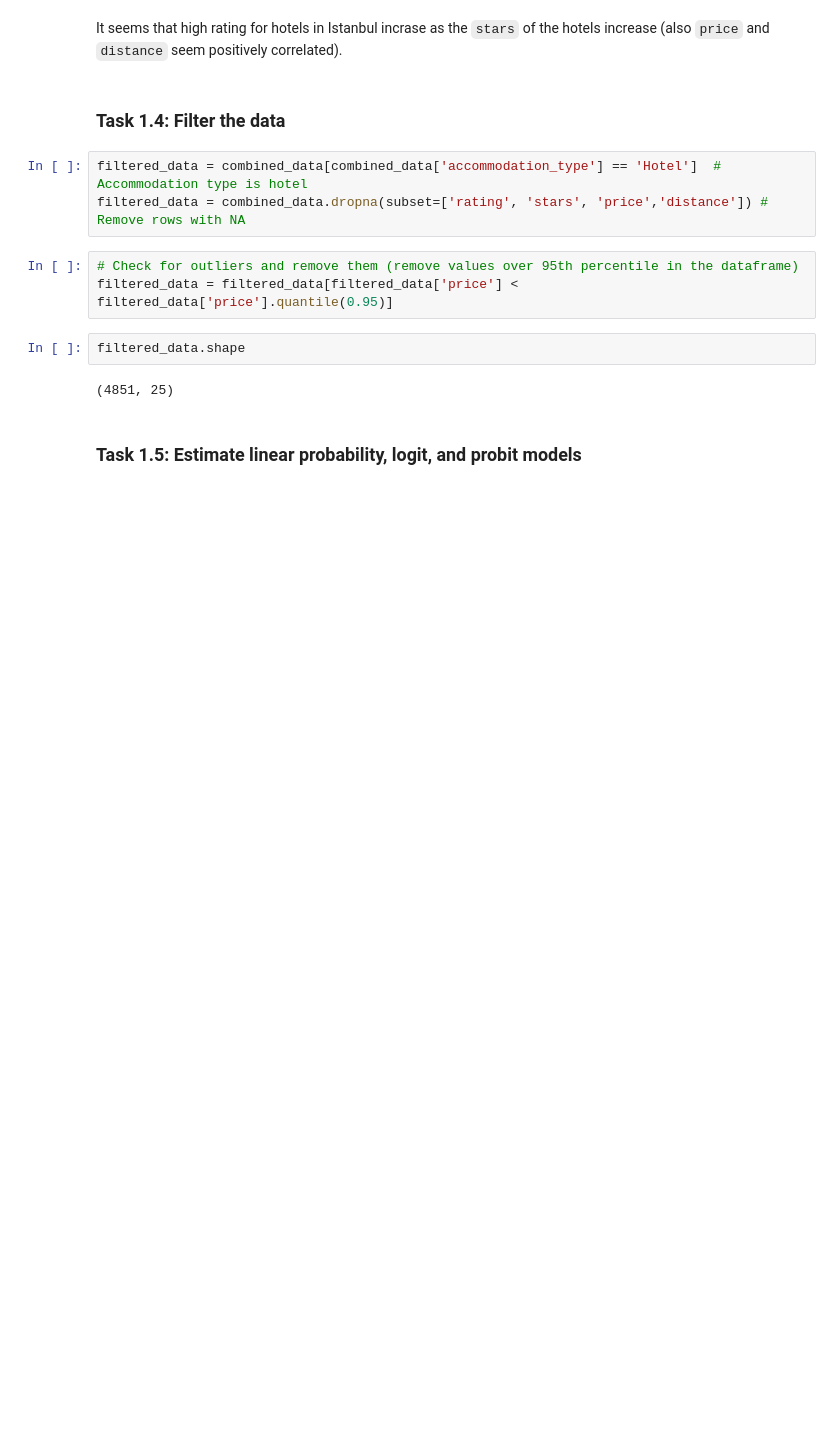
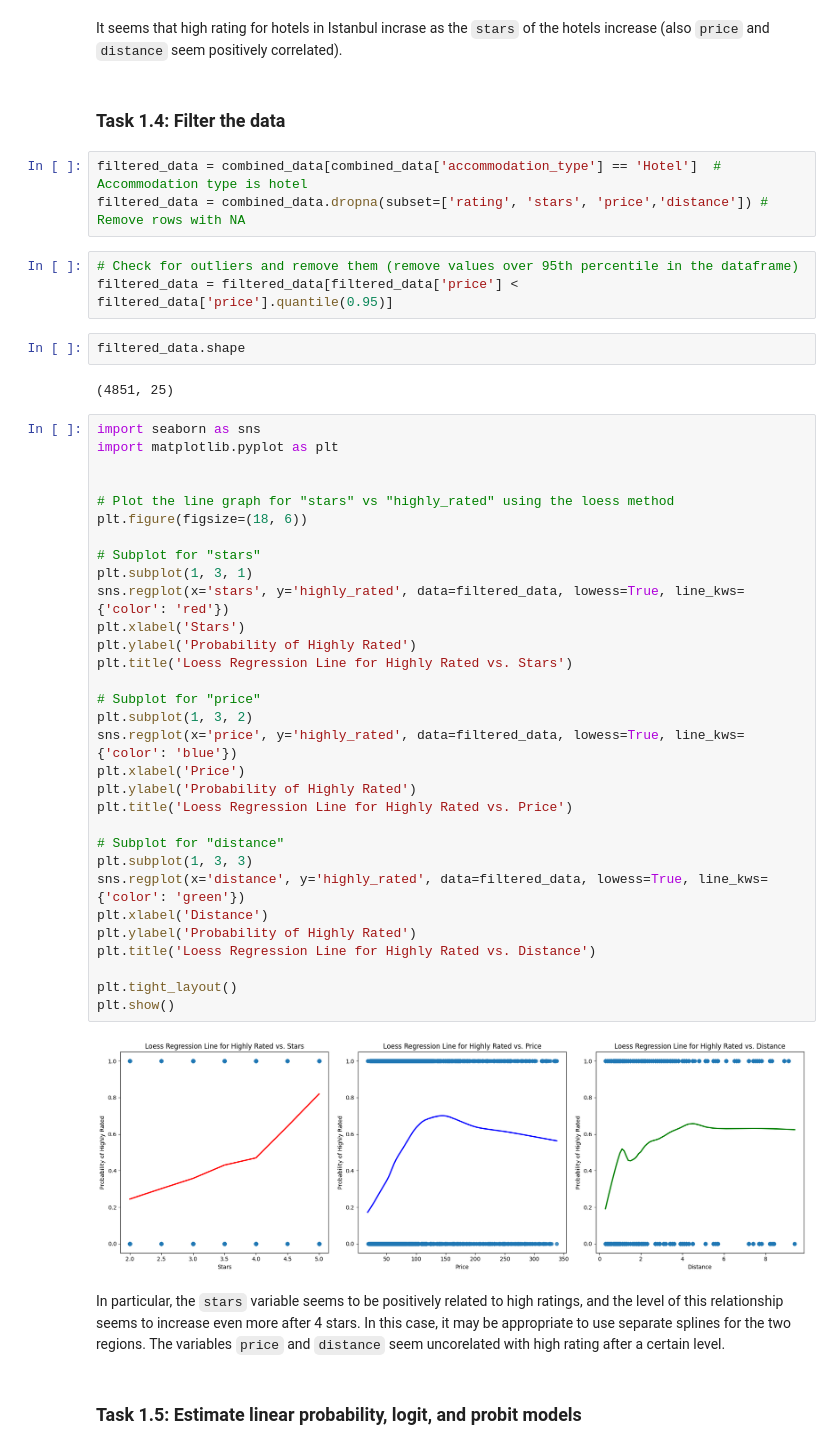
Before and after one commit to kocakale/DataAnalytics, a Jupyter notebook: DA2_Assignment2.ipynb, the cells around one changed output. Saved outputs shown, nothing was run; the diff lists cells and outputs as text; blank space fills up the shorter version.

Commit message:
Completed Jupyter notebook. Added one more visual (line graph for stars vs highly_rated using the loess method) and commented more

```diff
--- a/DA2_Assignment2.ipynb
+++ b/DA2_Assignment2.ipynb
@@ -83,6 +83,41 @@ filtered_data = filtered_data[filtered_data['price'] < filtered_data['price'].qu
 filtered_data.shape
 # %% [output]
 (4851, 25)
+# %%
+import seaborn as sns
+import matplotlib.pyplot as plt
+
+
+# Plot the line graph for "stars" vs "highly_rated" using the loess method
+plt.figure(figsize=(18, 6))
+
+# Subplot for "stars"
+plt.subplot(1, 3, 1)
+sns.regplot(x='stars', y='highly_rated', data=filtered_data, lowess=True, line_kws={'color': 'red'})
+plt.xlabel('Stars')
+plt.ylabel('Probability of Highly Rated')
+plt.title('Loess Regression Line for Highly Rated vs. Stars')
+
+# Subplot for "price"
+plt.subplot(1, 3, 2)
+sns.regplot(x='price', y='highly_rated', data=filtered_data, lowess=True, line_kws={'color': 'blue'})
+plt.xlabel('Price')
+plt.ylabel('Probability of Highly Rated')
+plt.title('Loess Regression Line for Highly Rated vs. Price')
+
+# Subplot for "distance"
+plt.subplot(1, 3, 3)
+sns.regplot(x='distance', y='highly_rated', data=filtered_data, lowess=True, line_kws={'color': 'green'})
+plt.xlabel('Distance')
+plt.ylabel('Probability of Highly Rated')
+plt.title('Loess Regression Line for Highly Rated vs. Distance')
+
+plt.tight_layout()
+plt.show()
+# %% [output]
+[figure, added]
+# %% [markdown]
+In particular, the `stars` variable seems to be positively related to high ratings, and the level of this relationship seems to increase even more after 4 stars. In this case, it may be appropriate to use separate splines for the two regions. The variables `price` and `distance` seem uncorelated with high rating after a certain level.
 # %% [markdown]
 ### Task 1.5: Estimate linear probability, logit, and probit models
 # %%
```
Also changed, not shown: parts of 5 cells of this notebook.
